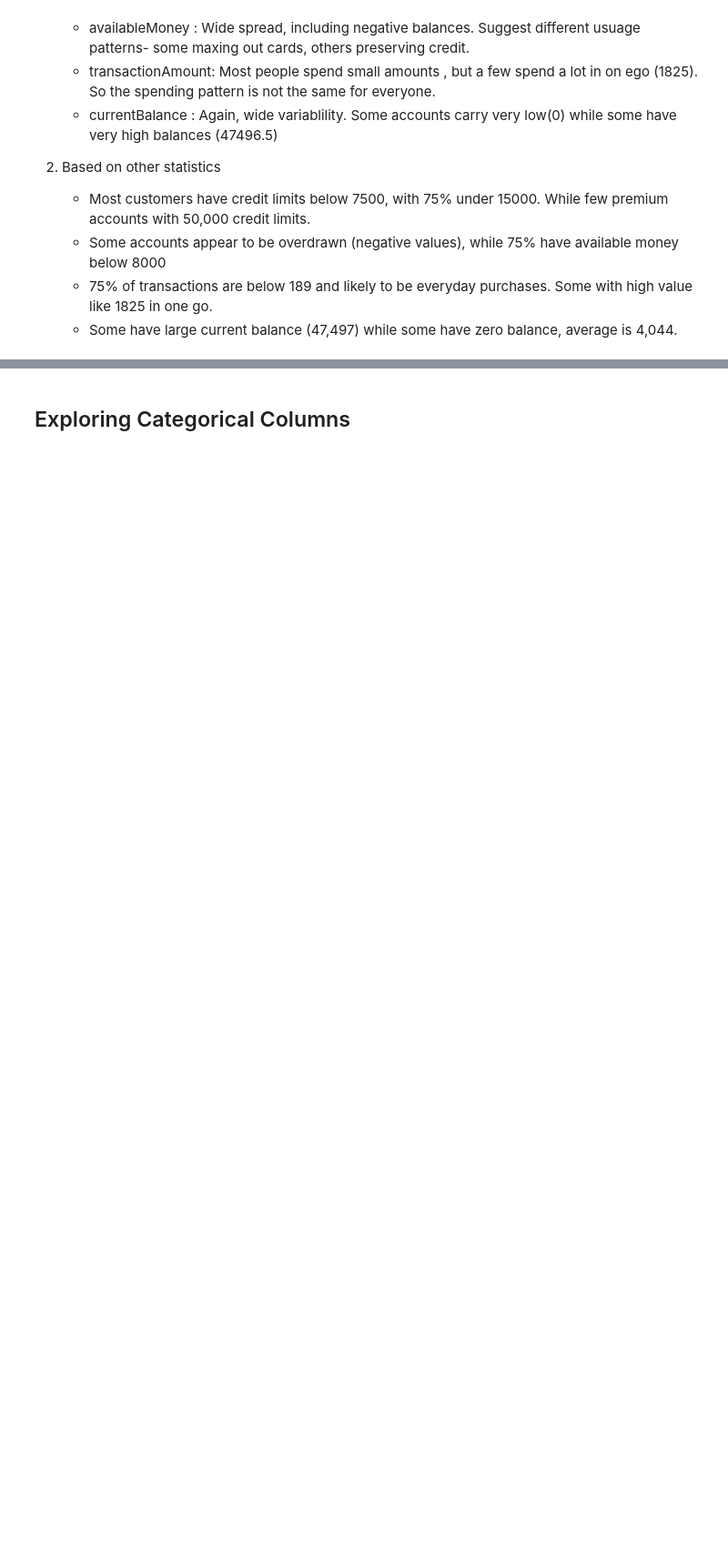
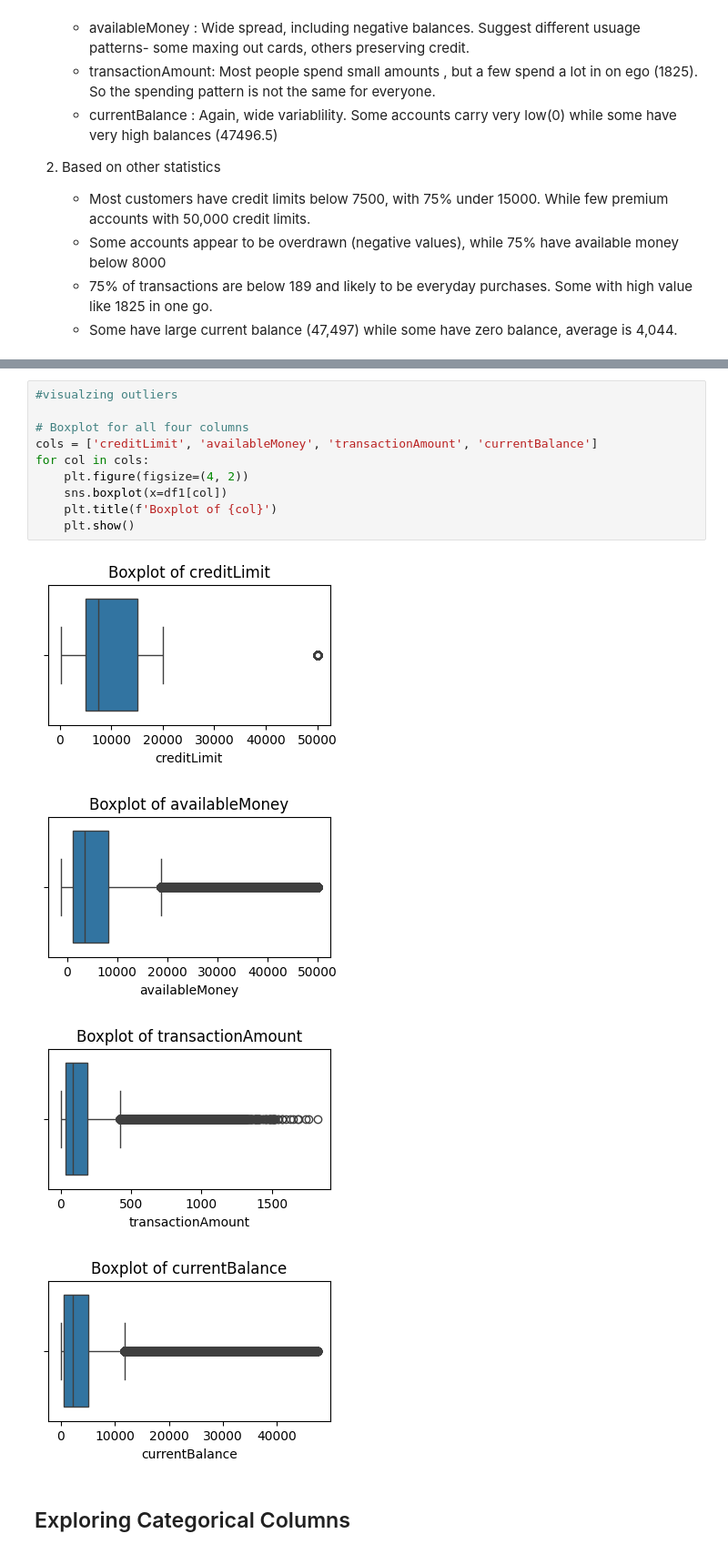
Before and after one commit to AsmitaOjha/Internship_ExtensoData_Work, a Jupyter notebook: Projects/Task_3_EDA/notebook/EDA_Questions.ipynb, the cells around one changed output, grey strips where cells are left out. Shown: that part at 91% size. Cells and saved outputs as stored; diff of their text form; blank space fills up the shorter version.

```diff
--- a/Projects/Task_3_EDA/notebook/EDA_Questions.ipynb
+++ b/Projects/Task_3_EDA/notebook/EDA_Questions.ipynb
@@ -82,3 +84,18 @@ Insights gained
+# %%
+#visualzing outliers
+
+# Boxplot for all four columns
+cols = ['creditLimit', 'availableMoney', 'transactionAmount', 'currentBalance']
+for col in cols:
+    plt.figure(figsize=(4, 2))
+    sns.boxplot(x=df1[col])
+    plt.title(f'Boxplot of {col}')
+    plt.show()
+# %% [output]
+[figure, added]
+[figure, added]
+[figure, added]
+[figure, added]
 # %% [markdown]
 ## Exploring Categorical Columns
 # %% [markdown]
```
Also changed, not shown: parts of 22 cells of this notebook, 1 other file.
